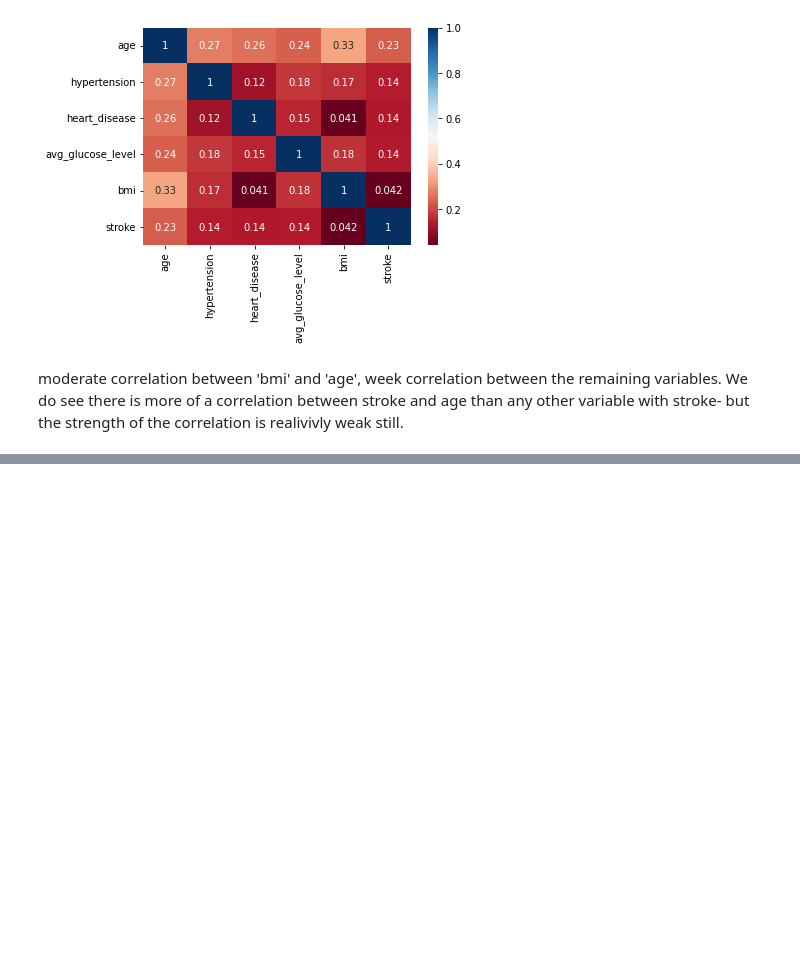
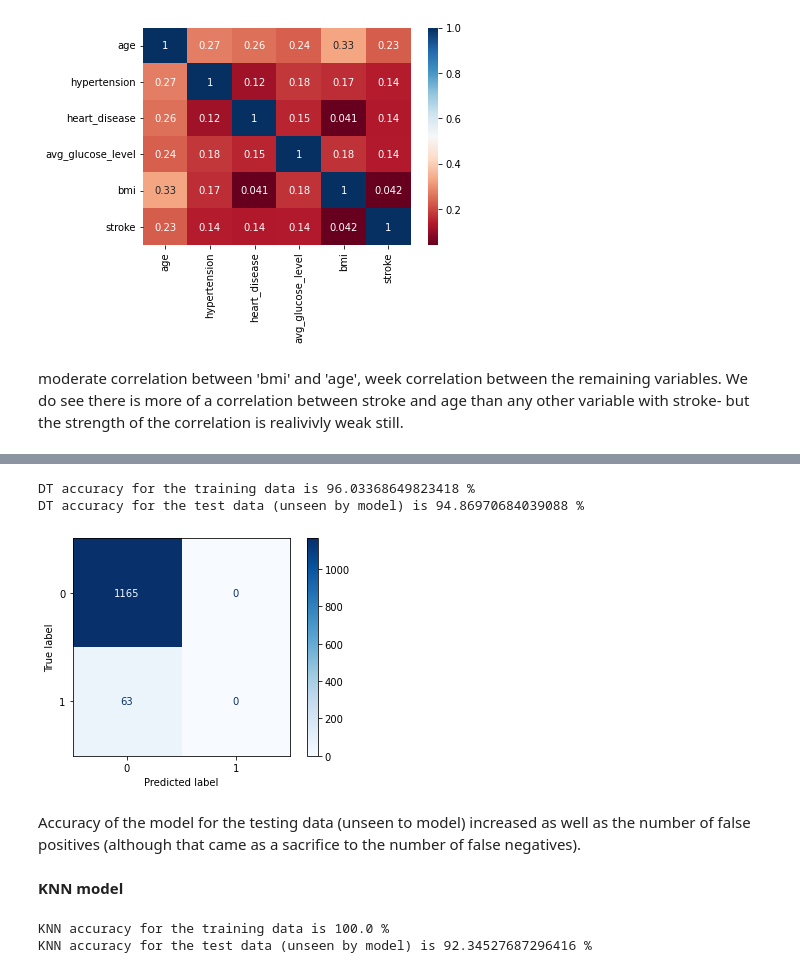
Before and after one commit to amandabenjamin/Predicting-Strokes, a Jupyter notebook: Project_2_Stroke_Prediction.ipynb, the cells around one changed output, grey strips where cells are left out. Cells and saved outputs as stored; diff of their text form; code cells hidden in the pictures; blank space fills up the shorter version.

```diff
--- a/Project_2_Stroke_Prediction.ipynb
+++ b/Project_2_Stroke_Prediction.ipynb
@@ -222,0 +344,29 @@ moderate correlation between 'bmi' and 'age', week correlation between the remai
+# %%
+change_DT_params = {'decisiontreeclassifier__ccp_alpha' : [0, 0.015, 0.025, 0.035],
+              'decisiontreeclassifier__min_samples_leaf' : [1, 5, 10, 20]}
+# %%
+from sklearn.model_selection import GridSearchCV
+DT_gs = GridSearchCV(dec_tree_pipe, change_DT_params); #code adapted from mock exam solutions
+
+DT_gs.fit(X_train, y_train) #fit tuned tree to data
+
+print(f'DT accuracy for the training data is {DT_gs.score(X_train, y_train)*100} %')
+print(f'DT accuracy for the test data (unseen by model) is {DT_gs.score(X_test, y_test)*100} %')
+# %% [output]
+DT accuracy for the training data is 96.03368649823418 %
+DT accuracy for the test data (unseen by model) is 94.86970684039088 %
+# %%
+plot_confusion_matrix(DT_gs, X_test, y_test, cmap = 'Blues');
+# %% [output]
+[figure, added]
+# %% [markdown]
+Accuracy of the model for the testing data (unseen to model) increased as well as the number of false positives (although that came as a sacrifice to the number of false negatives).
+# %% [markdown]
+**KNN model**
+# %%
+knn_pipe.fit(X_train, y_train)
+print(f'KNN accuracy for the training data is {knn_pipe.score(X_train, y_train)*100} %')
+print(f'KNN accuracy for the test data (unseen by model) is {knn_pipe.score(X_test, y_test)*100} %')
+# %% [output]
+KNN accuracy for the training data is 100.0 %
+KNN accuracy for the test data (unseen by model) is 92.34527687296416 %
```
Also changed, not shown: parts of 44 cells of this notebook.
